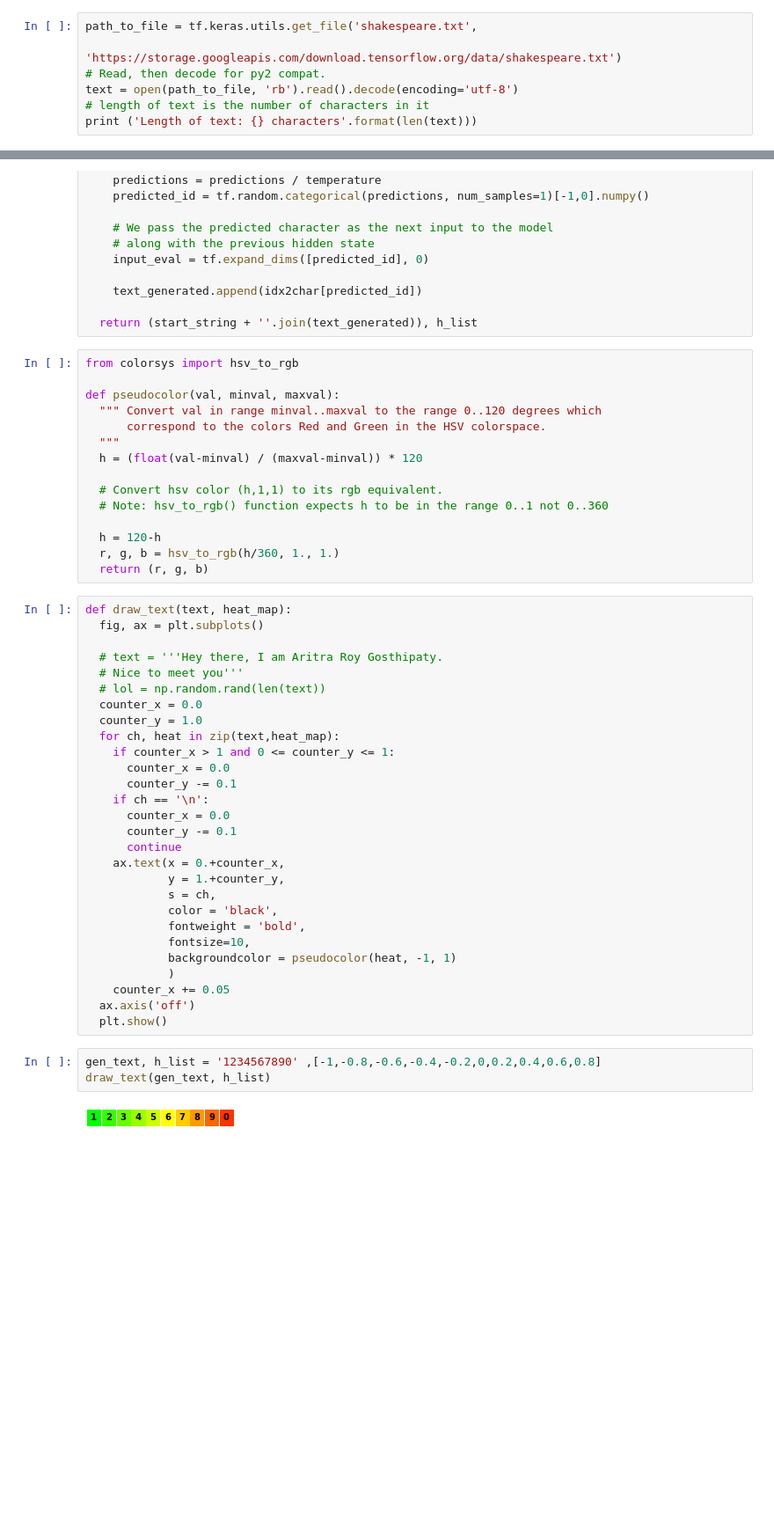
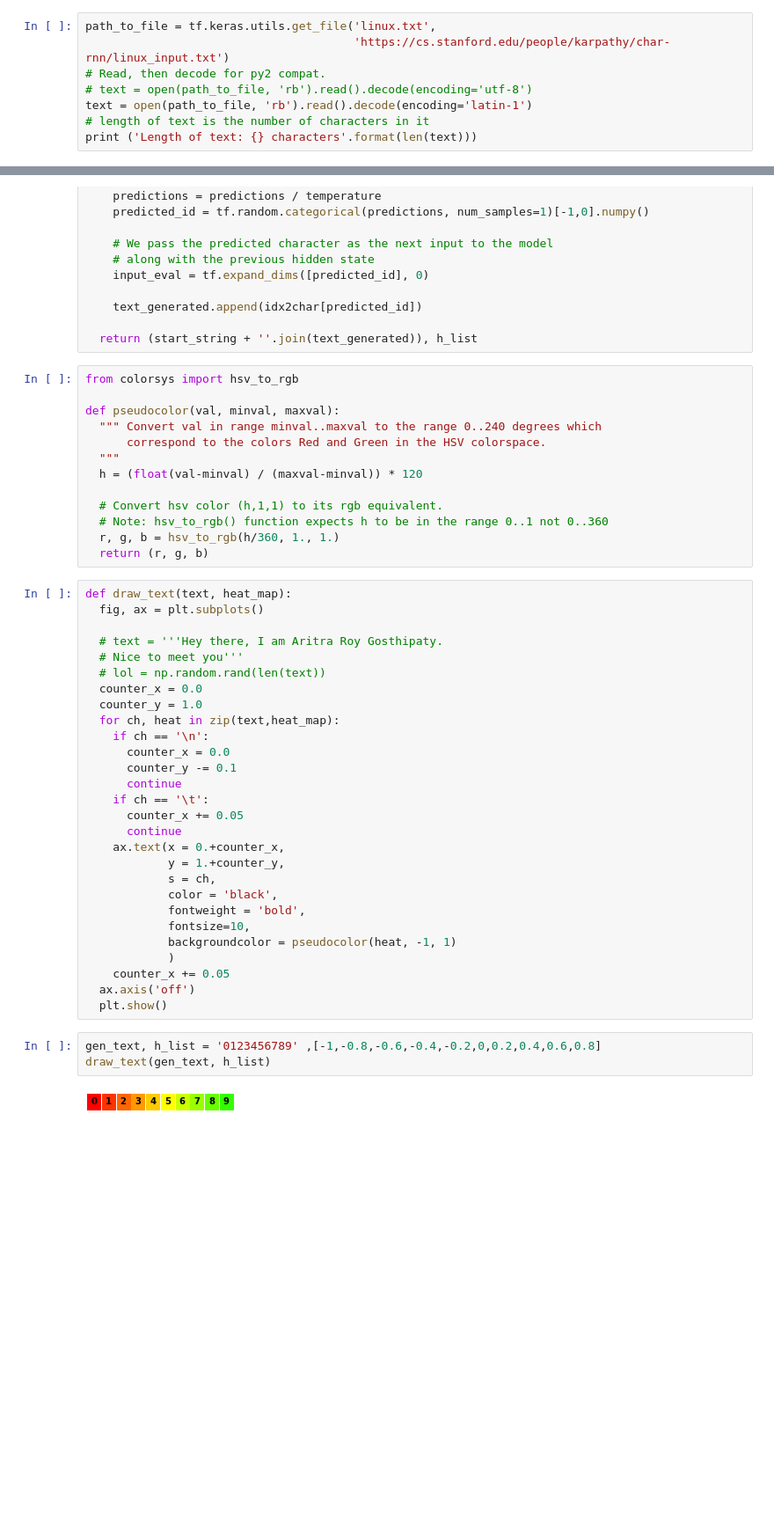
Before and after one commit to ariG23498/RNN_Viz, a Jupyter notebook: RNN_Keras_Viz.ipynb, the cells around one changed output, grey strips where cells are left out. Shown at 88% size. Saved outputs shown, nothing was run; the diff lists cells and outputs as text.

Commit message:
Got data

```diff
--- a/RNN_Keras_Viz.ipynb
+++ b/RNN_Keras_Viz.ipynb
@@ -18,8 +19,9 @@ import time
 # %%
-path_to_file = tf.keras.utils.get_file('shakespeare.txt',
-                                       'https://storage.googleapis.com/download.tensorflow.org/data/shakespeare.txt')
+path_to_file = tf.keras.utils.get_file('linux.txt',
+                                       'https://cs.stanford.edu/people/karpathy/char-rnn/linux_input.txt')
 # Read, then decode for py2 compat.
-text = open(path_to_file, 'rb').read().decode(encoding='utf-8')
+# text = open(path_to_file, 'rb').read().decode(encoding='utf-8')
+text = open(path_to_file, 'rb').read().decode(encoding='latin-1')
 # length of text is the number of characters in it
 print ('Length of text: {} characters'.format(len(text)))
 # %% [output]
@@ -273,15 +302,13 @@ def generate_text(model, start_string, hidden_index):
 from colorsys import hsv_to_rgb
 
 def pseudocolor(val, minval, maxval):
-  """ Convert val in range minval..maxval to the range 0..120 degrees which
+  """ Convert val in range minval..maxval to the range 0..240 degrees which
       correspond to the colors Red and Green in the HSV colorspace.
   """
   h = (float(val-minval) / (maxval-minval)) * 120
 
   # Convert hsv color (h,1,1) to its rgb equivalent.
   # Note: hsv_to_rgb() function expects h to be in the range 0..1 not 0..360
-
-  h = 120-h
   r, g, b = hsv_to_rgb(h/360, 1., 1.)
   return (r, g, b)
 # %%
@@ -294,12 +321,12 @@ def draw_text(text, heat_map):
   counter_x = 0.0
   counter_y = 1.0
   for ch, heat in zip(text,heat_map):
-    if counter_x > 1 and 0 <= counter_y <= 1:
-      counter_x = 0.0
-      counter_y -= 0.1
     if ch == '\n':
       counter_x = 0.0
       counter_y -= 0.1
+      continue
+    if ch == '\t':
+      counter_x += 0.05
       continue
     ax.text(x = 0.+counter_x,
             y = 1.+counter_y,
@@ -313,8 +340,8 @@ def draw_text(text, heat_map):
   ax.axis('off')
   plt.show()
 # %%
-gen_text, h_list = '1234567890' ,[-1,-0.8,-0.6,-0.4,-0.2,0,0.2,0.4,0.6,0.8]
+gen_text, h_list = '0123456789' ,[-1,-0.8,-0.6,-0.4,-0.2,0,0.2,0.4,0.6,0.8]
 draw_text(gen_text, h_list)
 # %% [output]
-[figure, old version]
+[figure, new version]
 # %%
```
Also changed, not shown: parts of 34 cells of this notebook.
